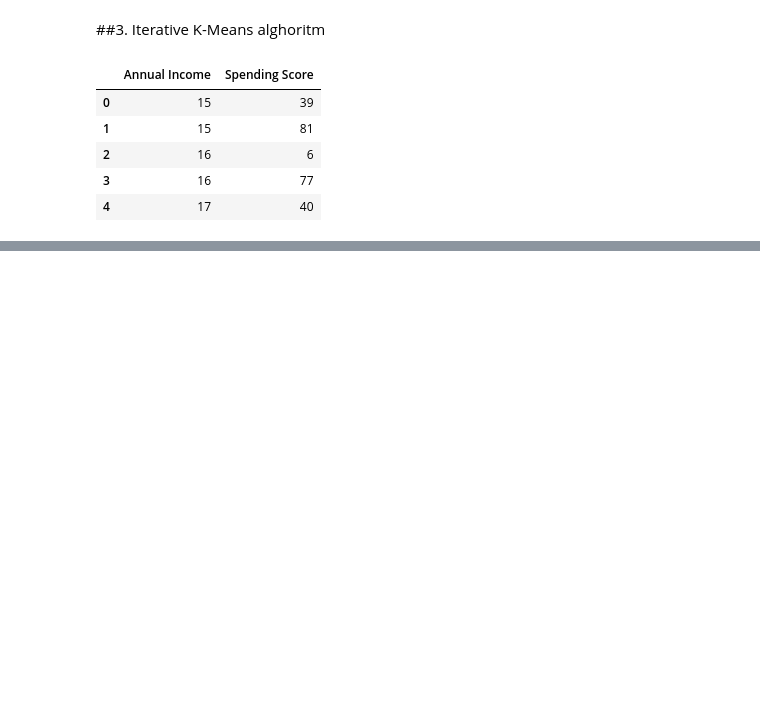
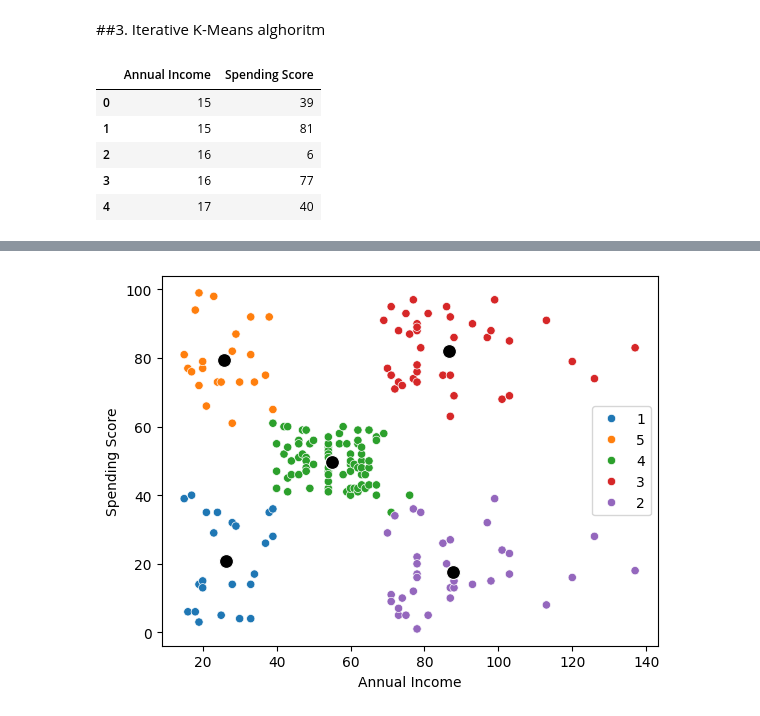
Before and after one commit to Krzesimir13/DataQuest, a Jupyter notebook: k-means.ipynb, the cells around one changed output, grey strips where cells are left out. Cells and saved outputs as stored; diff of their text form; code cells hidden in the pictures; blank space fills up the shorter version.

```diff
--- a/k-means.ipynb
+++ b/k-means.ipynb
@@ -252,0 +278,8 @@ customers, dist_names = calculate_distance(customers, coords)
+# %%
+sns.scatterplot(data=customers, x="Annual Income", y="Spending Score",
+                hue='cluster', palette='tab10')
+sns.scatterplot(data=centroids.reset_index(drop=True), x="Annual Income", y="Spending Score",
+                s=100, color='black')
+plt.show()
+# %% [output]
+[figure, added]
```
Also changed, not shown: parts of 11 cells of this notebook.
